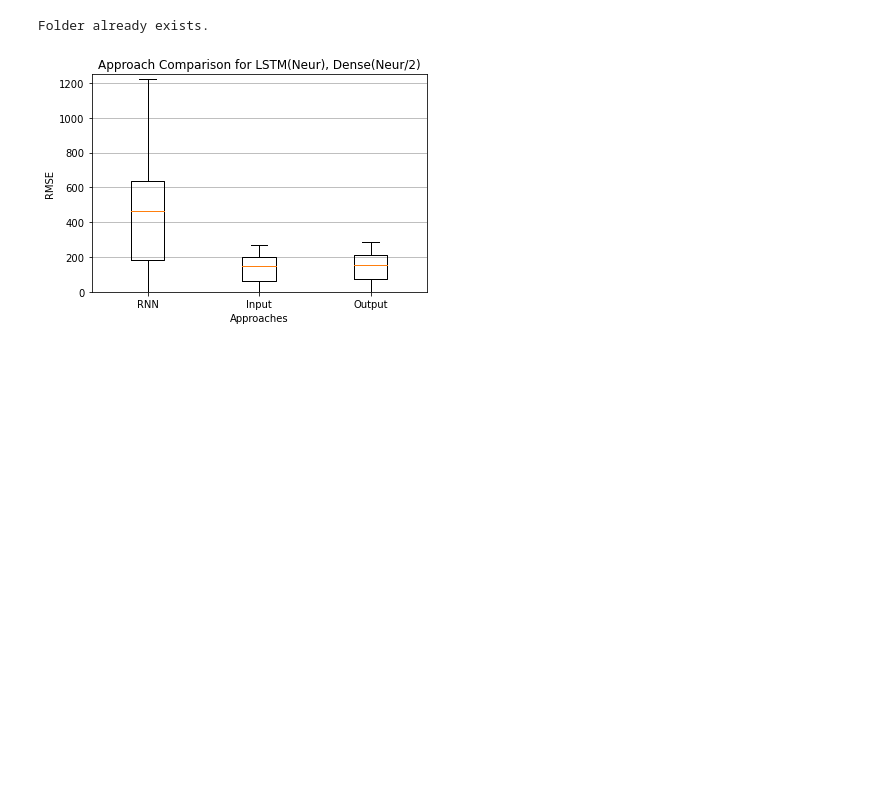
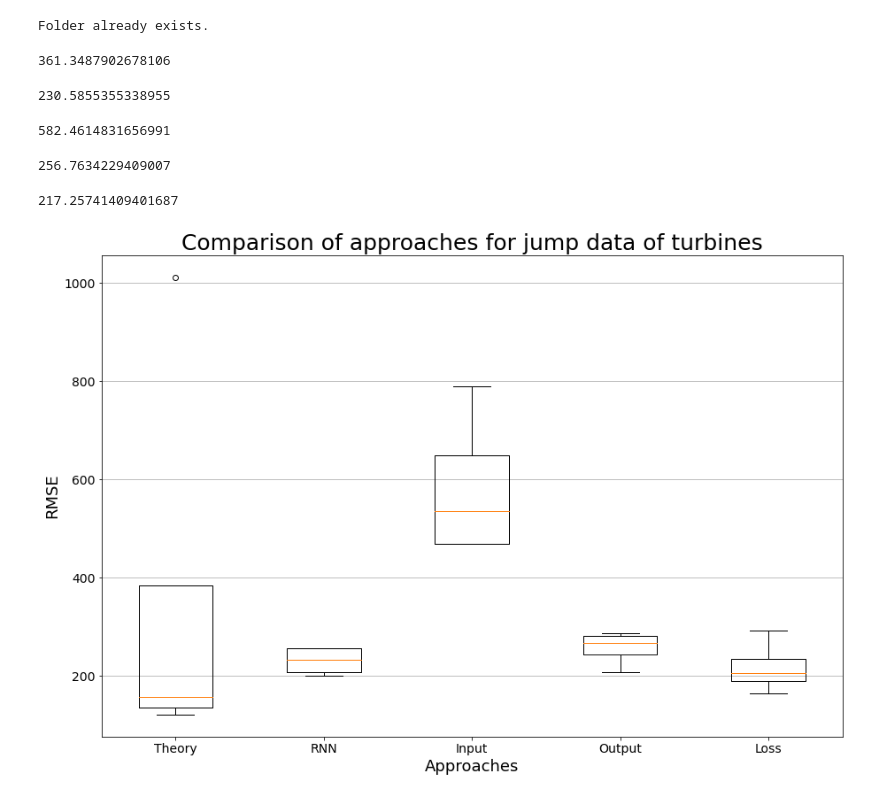
Before and after one commit to Energy-Theory-Guided-Data-Science/Gas-Turbine, a Jupyter notebook: Code/97_Comparison_different_Approaches.ipynb, the cells around one changed output. Drawn from its saved outputs; the diff is of its cells as text; code cells hidden in the pictures; blank space fills up the shorter version.

```diff
--- a/Code/97_Comparison_different_Approaches.ipynb
+++ b/Code/97_Comparison_different_Approaches.ipynb
@@ -37,22 +30,64 @@ Folder already exists.
 # %%
-def convert_results_to_np_array(results):
+def convert_results_to_np_array(results = None):
     data = [x[1:-1] for x in results['rmse']]
+#     data.sort()
+#     cut_point = int(len(data) * 0.05)
+#     data = operator.itemgetter(0,1,3,4)(data)
     return np.array(data, dtype = 'float')
+# %%
+def convert_theory_results_to_np_array(results = None):
+    data = [x for x in results['el_RMSE']]
+#     data.sort()
+#     cut_point = int(len(data) * 0.05)
+#     data = operator.itemgetter(0,1,3,4)(data)
+    return np.array(data, dtype = 'float')
+# %%
+def convert_loss_results_to_np_array(results = None):
+    for i in range(len(results['tgds'])):
+        data = results['rmse'][0][1:-1].split(", ")
+#     data.sort()
+#     cut_point = int(len(data) * 0.05)
+#     data = operator.itemgetter(0,1,3,4)(data)
+    return np.array(data, dtype = 'float')
 # %%
+theory = convert_theory_results_to_np_array(results_theory)
 rnn = convert_results_to_np_array(results_rnn)
 add = convert_results_to_np_array(results_input)
 out = convert_results_to_np_array(results_output)
+loss = convert_loss_results_to_np_array(results_loss)
+# %%
+np.mean(theory)
+# %% [output]
+361.3487902678106
+# %%
+np.mean(rnn)
+# %% [output]
+230.5855355338955
+# %%
+np.mean(add)
+# %% [output]
+582.4614831656991
+# %%
+np.mean(out)
+# %% [output]
+256.7634229409007
+# %%
+np.mean(loss)
+# %% [output]
+217.25741409401687
 # %%
-data = [rnn, add, out]
-fig, ax = plt.subplots()
-ax.set_title('Approach Comparison for ' + title)
-ax.set_xlabel('Approaches')
-ax.set_ylabel('RMSE')
+data = [theory, rnn, add, out, loss]
+fig, ax = plt.subplots(figsize = (15,10))
+ax.set_title('Comparison of approaches for ' + title, fontsize = 25)
+ax.set_xlabel('Approaches', fontsize = 18)
+ax.set_ylabel('RMSE', fontsize = 18)
 ax.yaxis.grid(True)
-plt.ylim([0, 1250])
-plt.boxplot(data, labels = ['RNN', 'Input', 'Output'], )
+# plt.ylim([0, 300])
+plt.boxplot(data, labels = ['Theory', 'RNN', 'Input', 'Output', 'Loss'], )
+plt.xticks(size = 14)
+plt.yticks(size = 14)
 plt.show()
 
-fig.savefig(SAVE_FOLDER + 'experiment_5.png')
+fig.savefig(SAVE_FOLDER + title + 'jumps.png')
 # %% [output]
-[figure, old version]
+[figure, new version]
```
Also changed, not shown: parts of 7 cells of this notebook, 15 other files.
